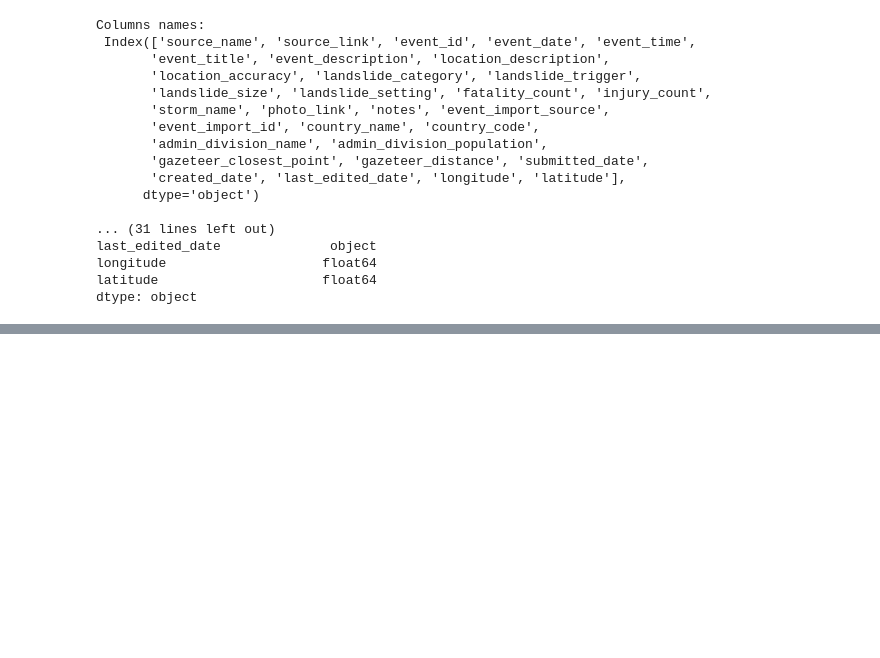
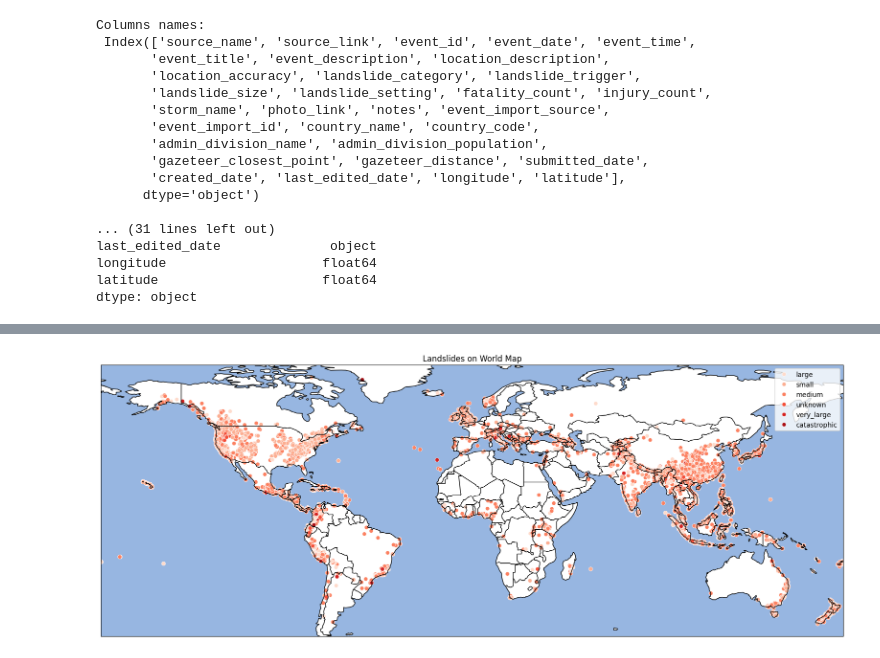
Before and after one commit to Mcrash01/Python-data-analysis, a Jupyter notebook: exploration.ipynb, the cells around one changed output, grey strips where cells are left out. Cells and saved outputs as stored; diff of their text form; code cells hidden in the pictures; blank space fills up the shorter version.

```diff
--- a/exploration.ipynb
+++ b/exploration.ipynb
@@ -75,0 +105,33 @@ sns.scatterplot(x='longitude', y='latitude', data=landslides, hue='country_name'
+# %%
+import matplotlib.pyplot as plt
+import cartopy.crs as ccrs
+import cartopy.feature as cfeature
+import pandas as pd
+
+# Assuming you have longitude, latitude columns in your 'landslides' DataFrame
+# Replace 'longitude' and 'latitude' with your actual column names
+longitude = landslides['longitude']
+latitude = landslides['latitude']
+
+# Create a figure and axis with Cartopy projection
+plt.figure(figsize=(20, 10))
+ax = plt.axes(projection=ccrs.PlateCarree())
+
+# Plot world map
+ax.add_feature(cfeature.COASTLINE)
+ax.add_feature(cfeature.BORDERS)
+ax.add_feature(cfeature.OCEAN)
+#ax.add_feature(cfeature.LAND, edgecolor='black')
+
+# Plot scatter points on the map
+#ax.scatter(longitude, latitude, transform=ccrs.PlateCarree(), s=5, color='blue', label='Landslides')
+sns.scatterplot(x='longitude', y='latitude',transform=ccrs.PlateCarree(), hue='landslide_size', data=landslides, palette='Reds')
+
+# Add legend
+plt.legend()
+
+# Show the plot
+plt.title('Landslides on World Map')
+plt.show()
+# %% [output]
+[figure, added]
```
Also changed, not shown: parts of 4 cells of this notebook.
